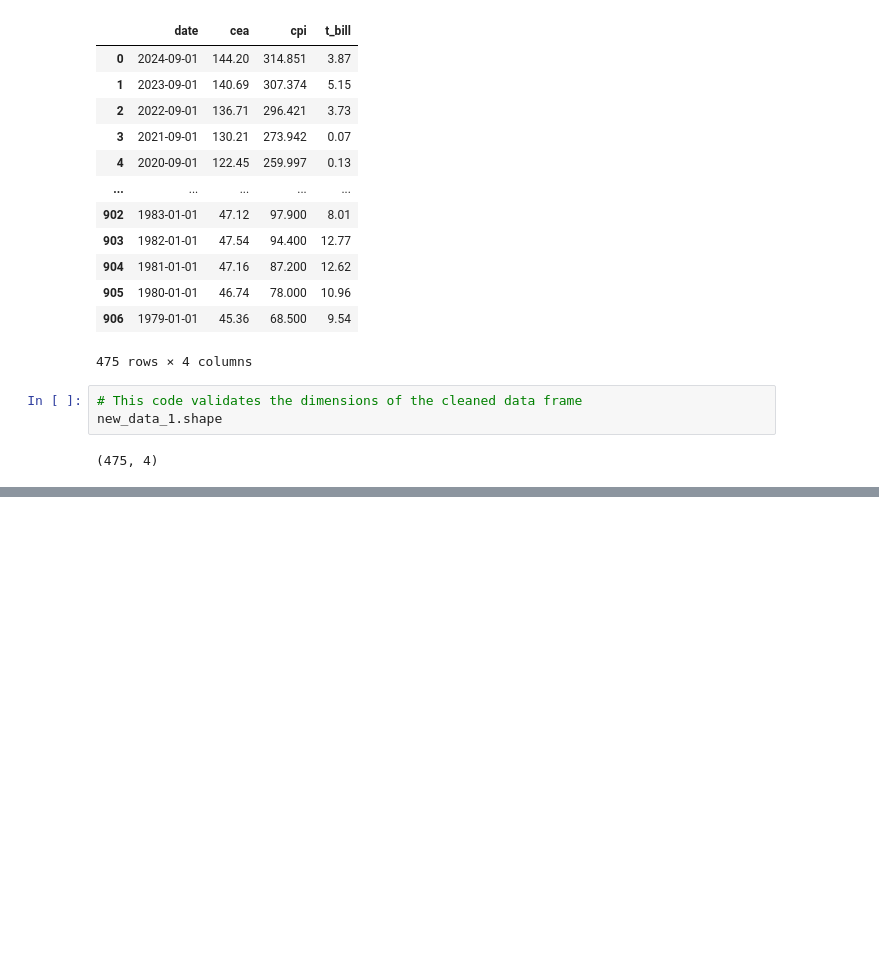
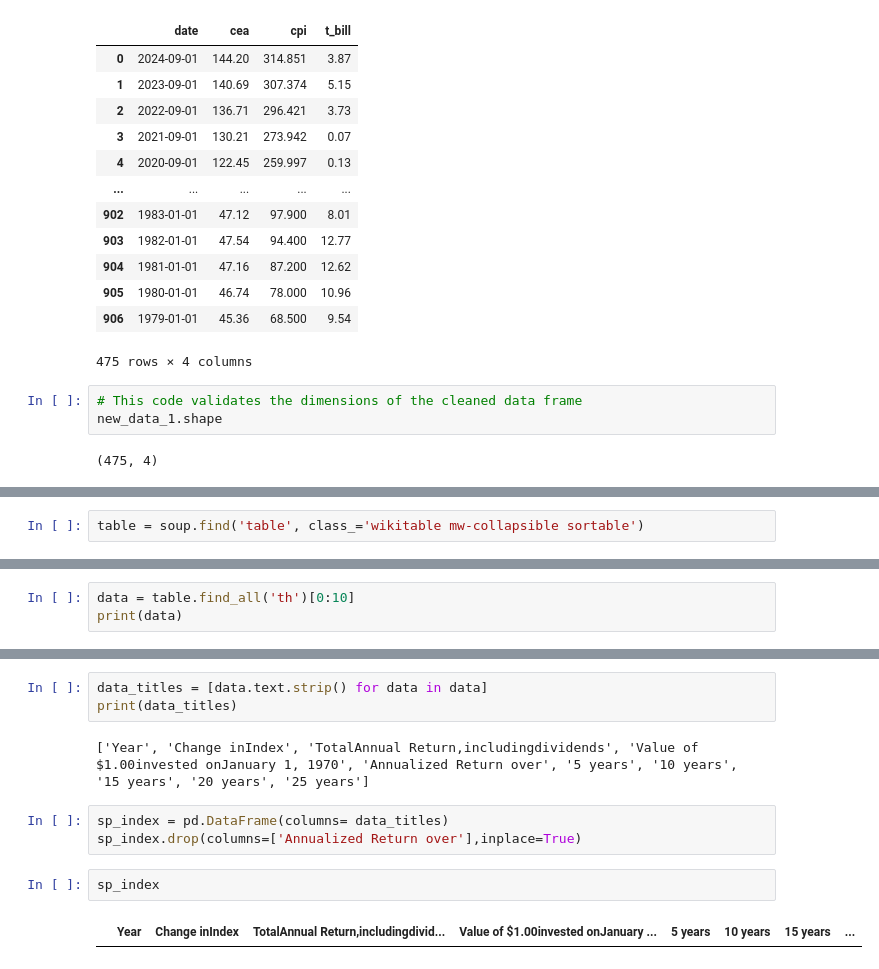
Before and after one commit to MWPerrineJr/data_prep_final, a Jupyter notebook: Final Project.ipynb, the cells around one changed output, grey strips where cells are left out. Drawn from its saved outputs; the diff is of its cells as text; blank space fills up the shorter version.

```diff
--- a/Final Project.ipynb
+++ b/Final Project.ipynb
@@ -285,0 +233,2 @@ stock_1 = stock_df.unstack
+# %%
+table = soup.find('table', class_='wikitable mw-collapsible sortable')
@@ -285,0 +255,3 @@ stock_1 = stock_df.unstack
+# %%
+data = table.find_all('th')[0:10]
+print(data)
@@ -285,0 +270,12 @@ stock_1 = stock_df.unstack
+# %%
+data_titles = [data.text.strip() for data in data]
+print(data_titles)
+# %% [output]
+['Year', 'Change inIndex', 'TotalAnnual Return,includingdividends', 'Value of $1.00invested onJanuary 1, 1970', 'Annualized Return over', '5 years', '10 years', '15 years', '20 years', '25 years']
+# %%
+sp_index = pd.DataFrame(columns= data_titles)
+sp_index.drop(columns=['Annualized Return over'],inplace=True)
+# %%
+sp_index
+# %% [output]
+|  | Year | Change inIndex | TotalAnnual Return,includingdivid... | Value of $1.00invested onJanuary ... | 5 years | 10 years | 15 years | ... |
```
Also changed, not shown: parts of 27 cells of this notebook.
